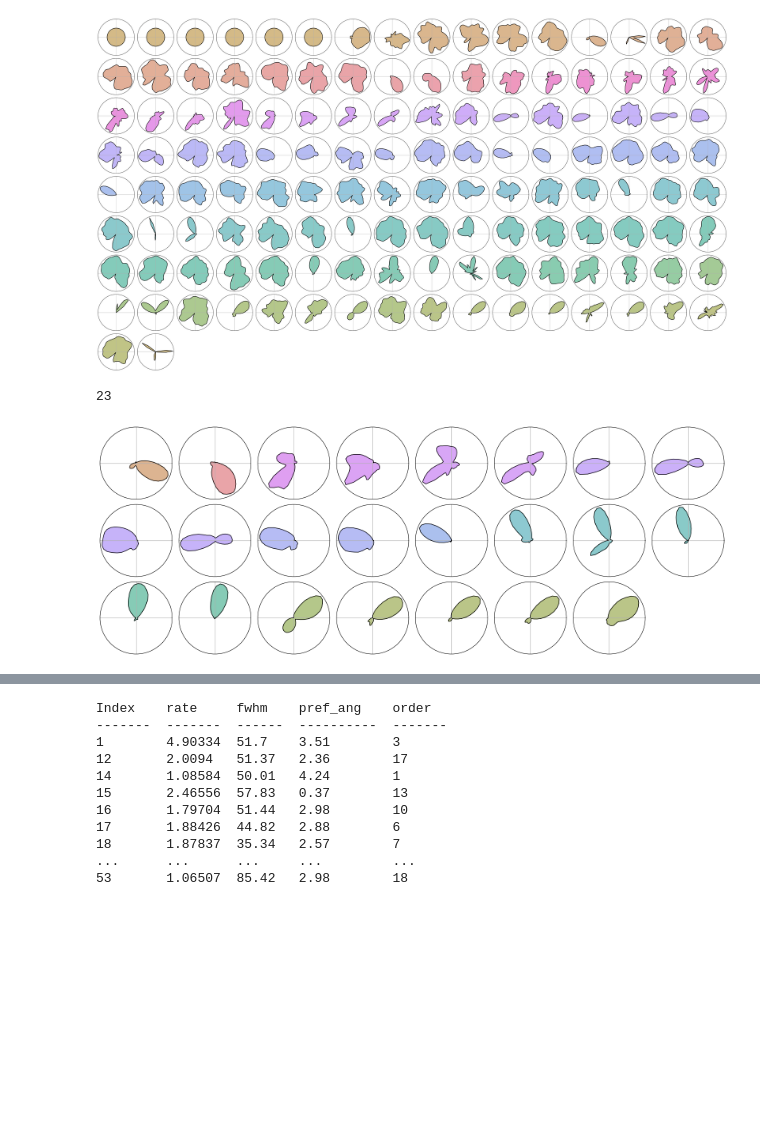
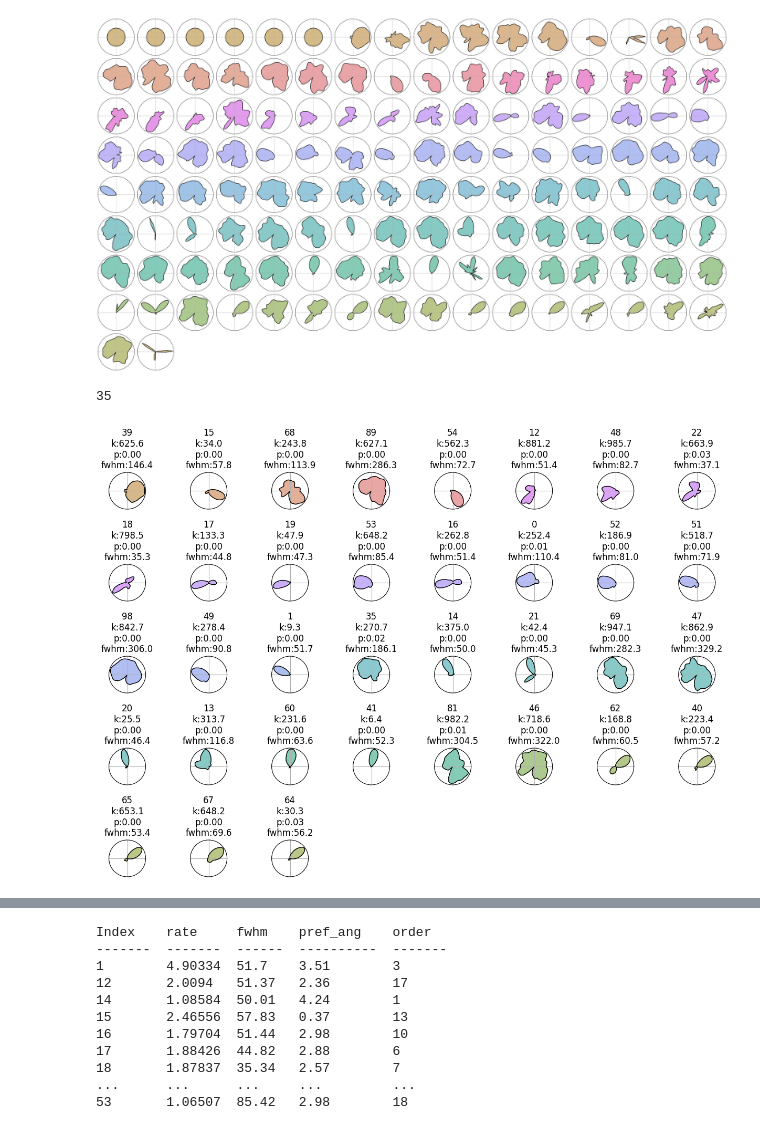
Before and after one commit to Senzai-Lab/nrem_sc, a Jupyter notebook: notebooks/select_hd_cells.ipynb, the cells around one changed output, grey strips where cells are left out. Saved outputs shown, nothing was run; the diff lists cells and outputs as text; code cells hidden in the pictures; blank space fills up the shorter version.

```diff
--- a/notebooks/select_hd_cells.ipynb
+++ b/notebooks/select_hd_cells.ipynb
@@ -203,36 +208,43 @@ for i, n in enumerate(sorted_idx):
 # %% [output]
 [figure]
 # %%
-hd_spikes = spikes[(spikes['fwhm'] < 90) & (spikes['kappa'] < 1000) & (spikes['p_value'] < 0.05)]
-print(len(hd_spikes))
+# hd_spikes = spikes[(spikes['fwhm'] < 90) & (spikes['kappa'] < 1000) & (spikes['p_value'] < 0.05)]
+hd_spikes = spikes[(spikes['kappa'] < 1000) & (spikes['p_value'] < 0.05)]
 
 angles = np.hstack([tcs.coords["head_direction"], tcs.coords["head_direction"][0]])
 
 sorted_idx = hd_spikes.index[np.argsort(hd_spikes['pref_ang'].values)]
 n_units = len(hd_spikes)
 
 ncols = 8
 nrows = n_units // ncols + 1
 figsize = (ncols*2, nrows*2)
 
-fig, axes = plt.subplots(nrows=nrows, ncols=ncols, figsize=figsize, subplot_kw={'projection': 'polar', 'theta_direction': -1})
+fig, axes = plt.subplots(
+    nrows=nrows, ncols=ncols, figsize=figsize,
+    subplot_kw={'projection': 'polar', 'theta_direction': -1},
+    gridspec_kw={'wspace': 0.001, 'hspace': 1.5}
+    )
+
 axes = axes.flatten()
 
 for ax in axes:
     ax.set_visible(False)
 
 for i, n in enumerate(sorted_idx):
     tuning_curve = np.hstack([tcs.values[n], tcs.values[n][0]])
     axes[i].plot(angles, tuning_curve, linewidth=1, color='k')
     axes[i].fill(angles, tuning_curve, color=colors[n], alpha=0.5)
 
     axes[i].set_visible(True)
     axes[i].set_yticks([])
     axes[i].set_xticks([0, np.pi/2, np.pi, 3*np.pi/2])
     axes[i].set_xticklabels([])
-    # axes[i].set_title(f"{n}\n{circ_metadata.loc[n]['kappa']:.1f}\n{circ_metadata.loc[n]['p_value']:.2f}\n{circ_metadata.loc[n]['fwhm']:.1f}", fontsize=8)
+    axes[i].set_title(f"{n}\nk:{circ_metadata.loc[n]['kappa']:.1f}\np:{circ_metadata.loc[n]['p_value']:.2f}\nfwhm:{circ_metadata.loc[n]['fwhm']:.1f}", fontsize=12)
 
-plt.tight_layout()
+print(len(hd_spikes))
+# plt.savefig(("tcs_hd_fwhm.png"), dpi=320)
+plt.savefig(("tcs_hd_info.png"), dpi=320)
 # %% [output]
-23
+35
-[figure, old version]
+[figure, new version]
```
Also changed, not shown: parts of 15 cells of this notebook, 12 other files.
